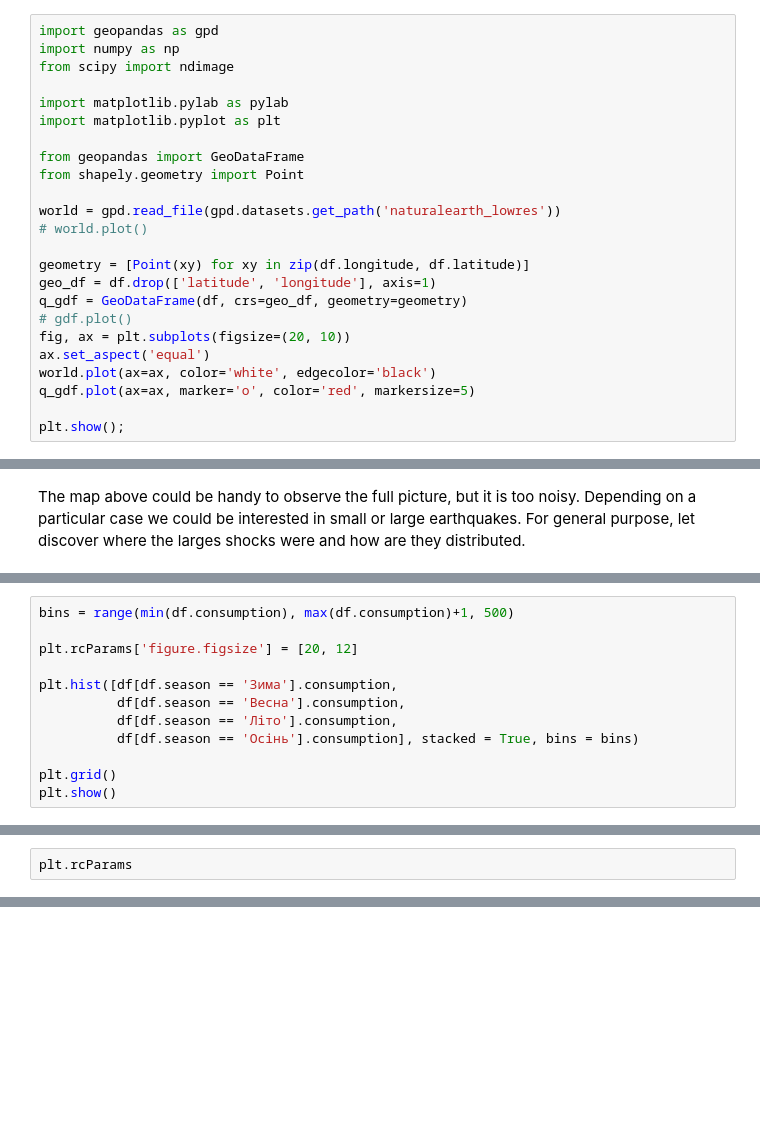
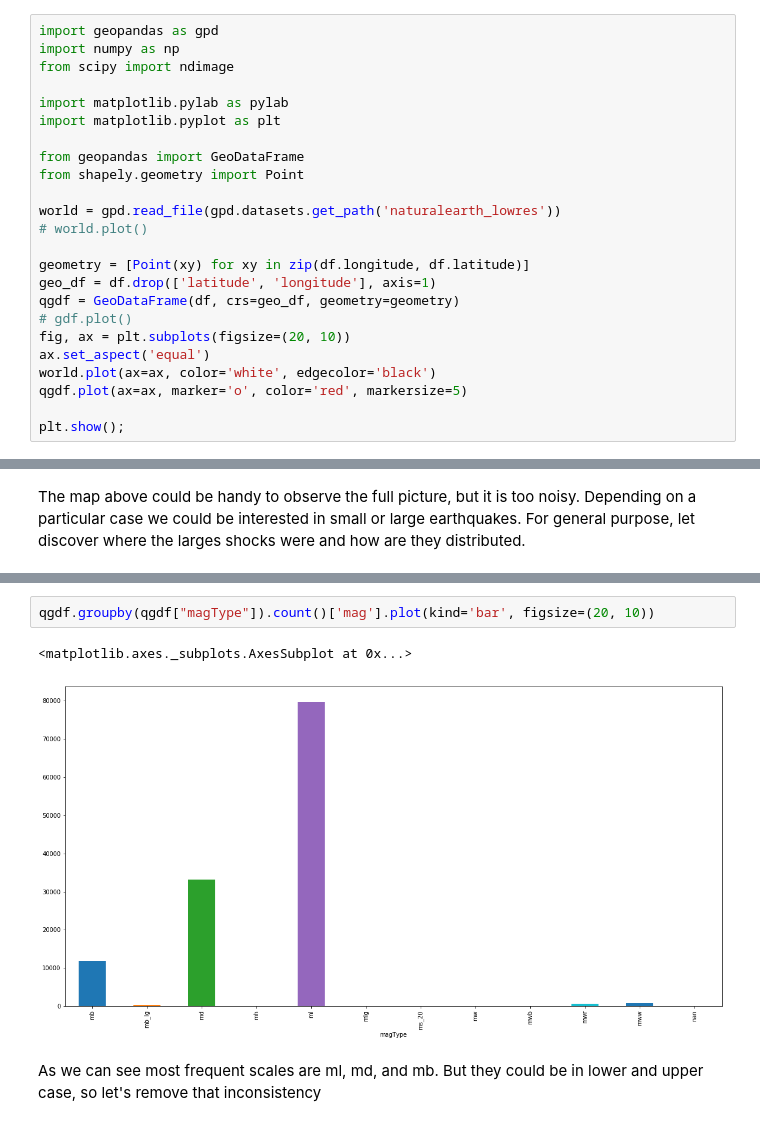
Before and after one commit to andrew-from-lviv/earthquakes-visualization, a Jupyter notebook: plt.ipynb, the cells around one changed output, grey strips where cells are left out. Drawn from its saved outputs; the diff is of its cells as text; blank space fills up the shorter version.

```diff
--- a/plt.ipynb
+++ b/plt.ipynb
@@ -51,12 +65,12 @@ world = gpd.read_file(gpd.datasets.get_path('naturalearth_lowres'))
 
 geometry = [Point(xy) for xy in zip(df.longitude, df.latitude)]
 geo_df = df.drop(['latitude', 'longitude'], axis=1)
-q_gdf = GeoDataFrame(df, crs=geo_df, geometry=geometry)
+qgdf = GeoDataFrame(df, crs=geo_df, geometry=geometry)
 # gdf.plot()
 fig, ax = plt.subplots(figsize=(20, 10))
 ax.set_aspect('equal')
 world.plot(ax=ax, color='white', edgecolor='black')
-q_gdf.plot(ax=ax, marker='o', color='red', markersize=5)
+qgdf.plot(ax=ax, marker='o', color='red', markersize=5)
 
 plt.show();
 # %% [output]
@@ -128,12 +92,0 @@ for season in df.season.unique():
-# %%
-bins = range(min(df.consumption), max(df.consumption)+1, 500)
-
-plt.rcParams['figure.figsize'] = [20, 12]
-
-plt.hist([df[df.season == 'Зима'].consumption,
-          df[df.season == 'Весна'].consumption,
-          df[df.season == 'Літо'].consumption,
-          df[df.season == 'Осінь'].consumption], stacked = True, bins = bins)
-
-plt.grid()
-plt.show()
@@ -142,2 +92,0 @@ plt.show()
-# %%
-plt.rcParams
@@ -229,0 +141,7 @@ df.boxplot(column='consumption', by = 'season')
+# %%
+qgdf.groupby(qgdf["magType"]).count()['mag'].plot(kind='bar', figsize=(20, 10))
+# %% [output]
+<matplotlib.axes._subplots.AxesSubplot at 0x...>
+[figure, added]
+# %% [markdown]
+As we can see most frequent scales are ml, md, and mb. But they could be in lower and upper case, so let's remove that inconsistency
```
Also changed, not shown: parts of 36 cells of this notebook.
